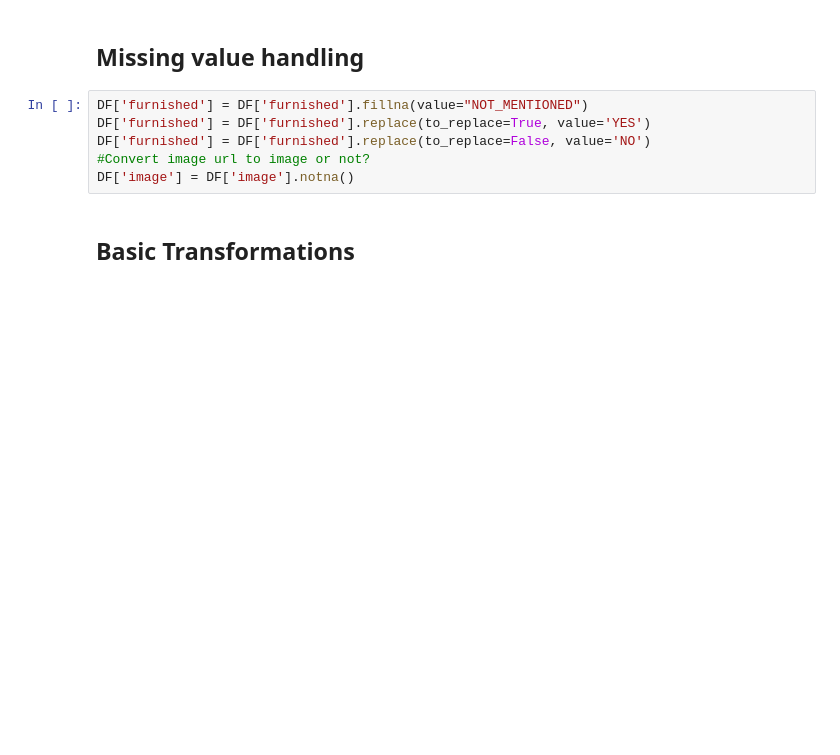
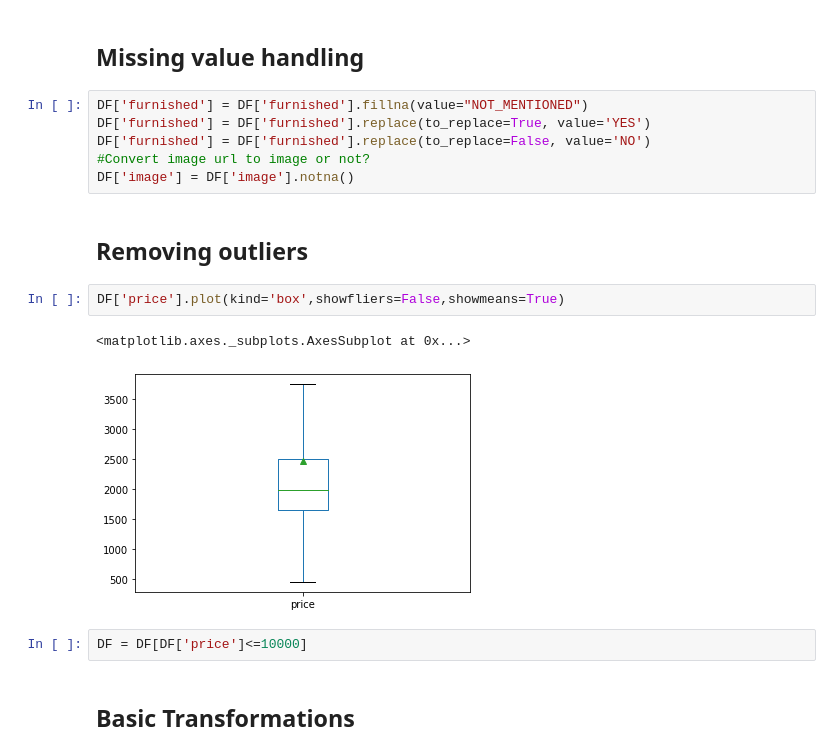
Before and after one commit to McGlash/Toronto_Rental_ML, a Jupyter notebook: Machine_Learning/Rental_price_prediction.ipynb, the cells around one changed output. Cells and saved outputs as stored; diff of their text form; blank space fills up the shorter version.

```diff
--- a/Machine_Learning/Rental_price_prediction.ipynb
+++ b/Machine_Learning/Rental_price_prediction.ipynb
@@ -58,6 +58,15 @@ DF['furnished'] = DF['furnished'].replace(to_replace=True, value='YES')
 DF['furnished'] = DF['furnished'].replace(to_replace=False, value='NO')
 #Convert image url to image or not?
 DF['image'] = DF['image'].notna()
+# %% [markdown]
+## Removing outliers
+# %%
+DF['price'].plot(kind='box',showfliers=False,showmeans=True)
+# %% [output]
+<matplotlib.axes._subplots.AxesSubplot at 0x...>
+[figure, added]
+# %%
+DF = DF[DF['price']<=10000]
 # %% [markdown]
 ## Basic Transformations
 # %%
```
Also changed, not shown: parts of 9 cells of this notebook.
